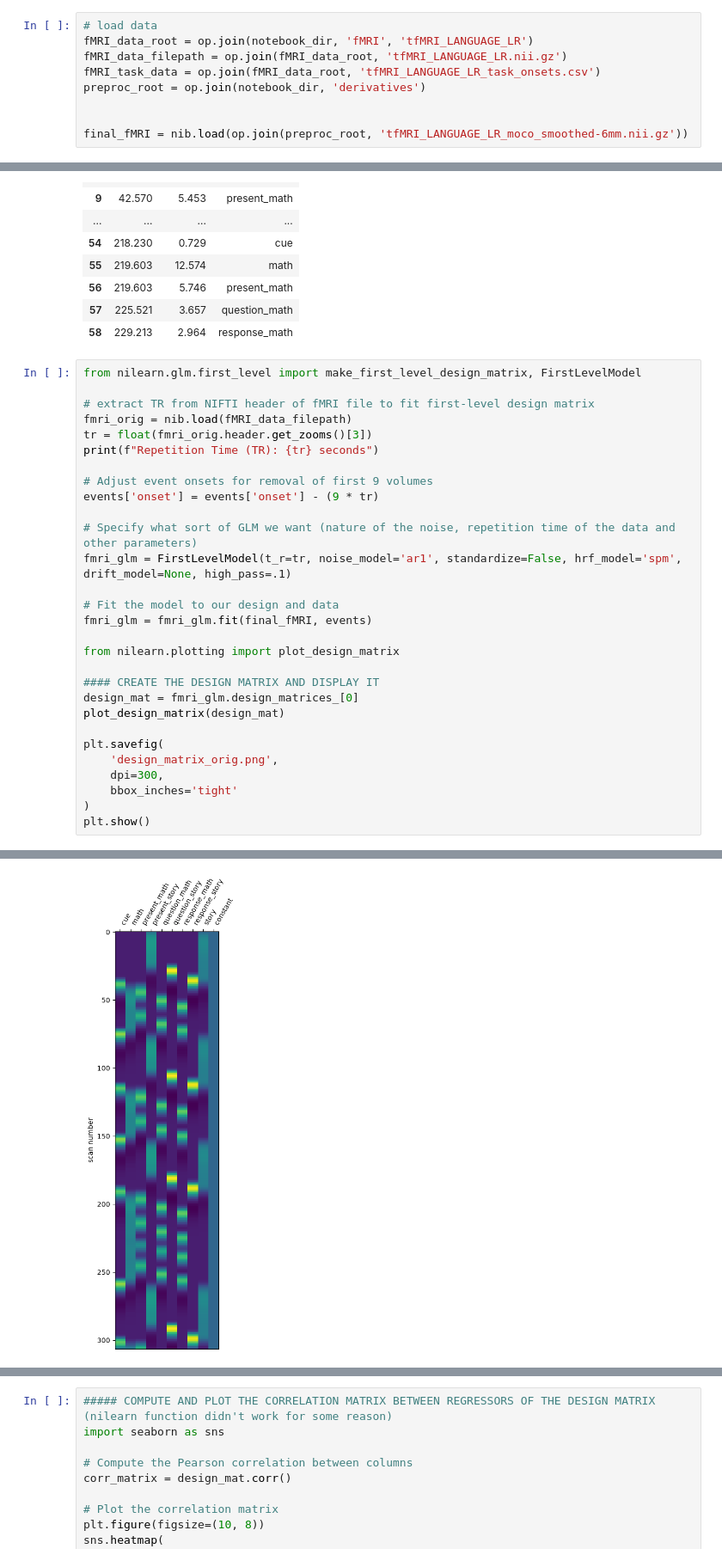
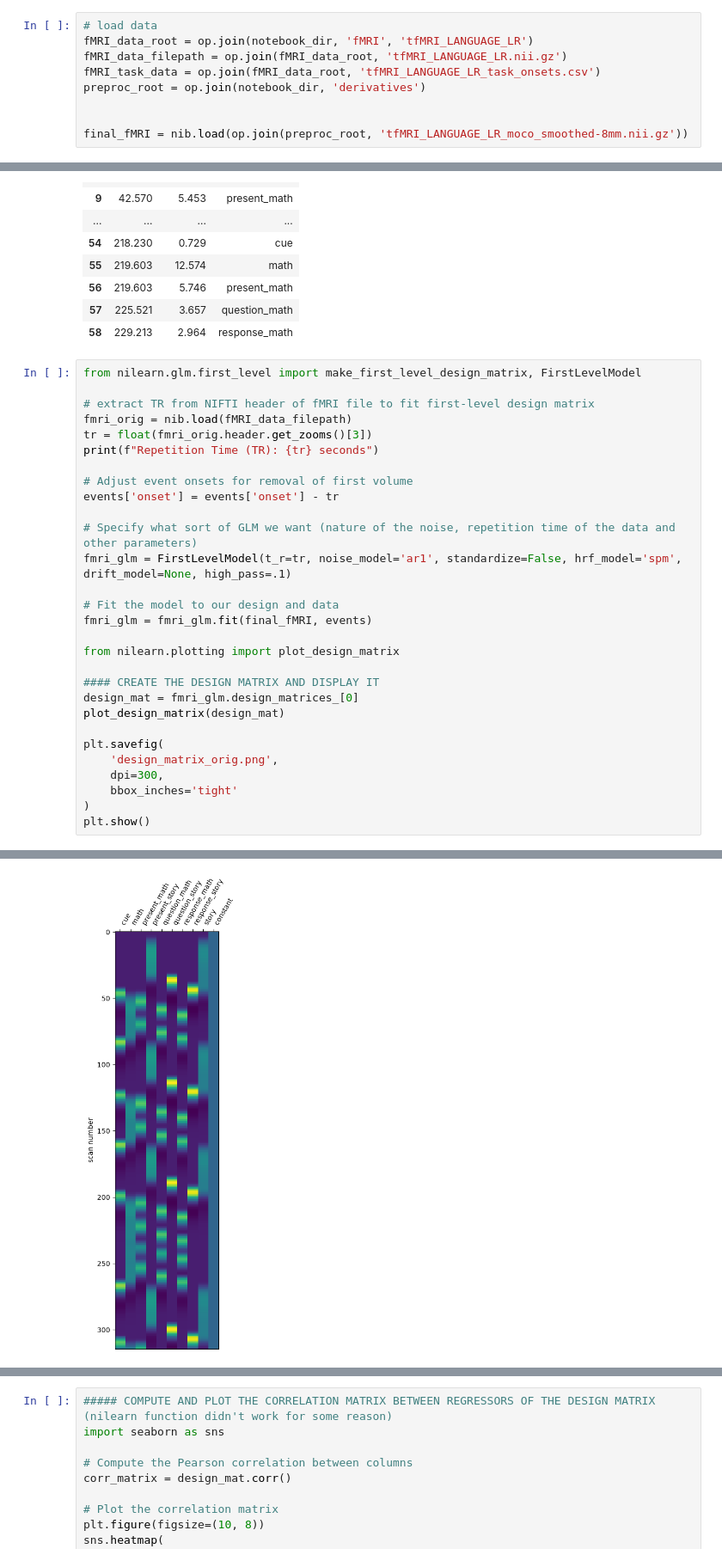
Before and after one commit to nazimov14/NSSP_MiniProjects, a Jupyter notebook: Part1-3_GLM.ipynb, the cells around one changed output, grey strips where cells are left out. Shown at 86% size. Drawn from its saved outputs; the diff is of its cells as text.

```diff
--- a/Part1-3_GLM.ipynb
+++ b/Part1-3_GLM.ipynb
@@ -70,7 +77,7 @@ fMRI_task_data = op.join(fMRI_data_root, 'tfMRI_LANGUAGE_LR_task_onsets.csv')
 preproc_root = op.join(notebook_dir, 'derivatives')
 
 
-final_fMRI = nib.load(op.join(preproc_root, 'tfMRI_LANGUAGE_LR_moco_smoothed-6mm.nii.gz'))
+final_fMRI = nib.load(op.join(preproc_root, 'tfMRI_LANGUAGE_LR_moco_smoothed-8mm.nii.gz'))
 # %%
 # The task consists of two runs that each interleave 4 blocks of a story task and 4 blocks of
 # a math task. The lengths of the blocks vary (average of approximately 30 seconds),
@@ -113,32 +120,32 @@ events
 # %%
 from nilearn.glm.first_level import make_first_level_design_matrix, FirstLevelModel
 
 # extract TR from NIFTI header of fMRI file to fit first-level design matrix
 fmri_orig = nib.load(fMRI_data_filepath)
 tr = float(fmri_orig.header.get_zooms()[3])
 print(f"Repetition Time (TR): {tr} seconds")
 
-# Adjust event onsets for removal of first 9 volumes
-events['onset'] = events['onset'] - (9 * tr)
+# Adjust event onsets for removal of first volume
+events['onset'] = events['onset'] - tr
 
 # Specify what sort of GLM we want (nature of the noise, repetition time of the data and other parameters)
 fmri_glm = FirstLevelModel(t_r=tr, noise_model='ar1', standardize=False, hrf_model='spm', drift_model=None, high_pass=.1)
 
 # Fit the model to our design and data
 fmri_glm = fmri_glm.fit(final_fMRI, events)
 
 from nilearn.plotting import plot_design_matrix
 
 #### CREATE THE DESIGN MATRIX AND DISPLAY IT
 design_mat = fmri_glm.design_matrices_[0]
 plot_design_matrix(design_mat)
 
 plt.savefig(
     'design_matrix_orig.png',
     dpi=300,
     bbox_inches='tight'
 )
 plt.show()
 # %% [output]
 Repetition Time (TR): 0.7200000286102295 seconds
-[figure, old version]
+[figure, new version]
```
Also changed, not shown: parts of 9 cells of this notebook.
